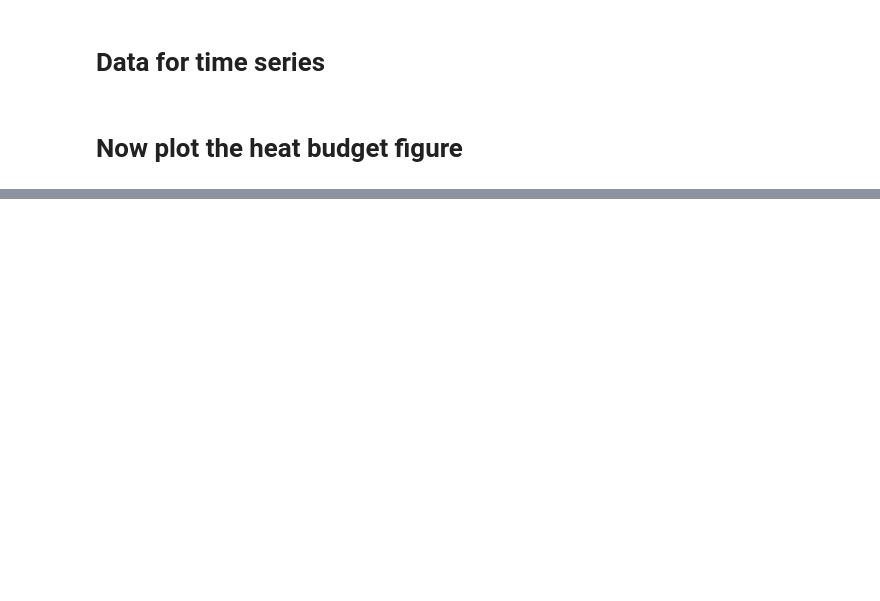
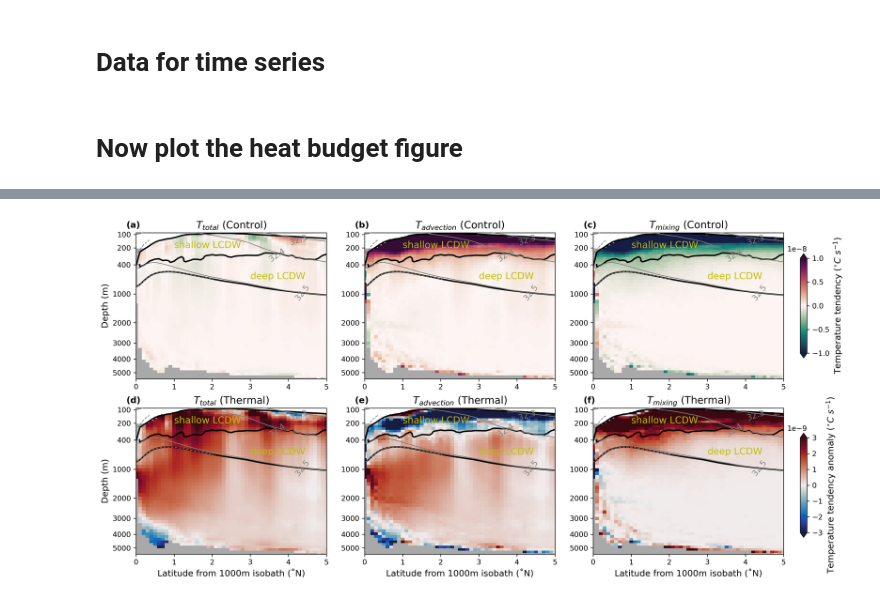
Before and after one commit to Hangyum/JGR_OCEAN_2025_CDW, a Jupyter notebook: Figures_6_7_9.ipynb, the cells around one changed output, grey strips where cells are left out. Cells and saved outputs as stored; diff of their text form; code cells hidden in the pictures; blank space fills up the shorter version.

```diff
--- a/Figures_6_7_9.ipynb
+++ b/Figures_6_7_9.ipynb
@@ -453,0 +380,85 @@ Text(0, 0.5, 'Temperature tendency anomaly ($^{\\circ}C\\ s^{-1}$)')
+# %%
+fig = plt.figure(figsize=(16,8),dpi = 300)
+
+levs_dens = [32.3,32.4,32.5]
+manual_positions = [
+    (4, 200),
+    (3.5, 300),
+    (4,1000)
+]
+for j in range(6):
+    variable_name = ['Tendency Control','Advection Control','Mixing Control',
+                    'Tendency Thermal','Advection Thermal','Mixing Thermal']
+    title = ['$T_{total}$ (Control)','$T_{advection}$ (Control)','$T_{mixing}$ (Control)',
+                    '$T_{total}$ (Thermal)','$T_{advection}$ (Thermal)','$T_{mixing}$ (Thermal)']
+    text = ['(a)','(b)','(c)','(d)','(e)','(f)']
+    ax = plt.subplot(2,3,j+1)
+    background_1[30:,:].plot.contourf(ax=ax, colors='darkgrey', zorder=0,
+                        add_colorbar=False)
+    if j < 3:
+        p1 = (data[variable_name[j]].sel(st_ocean = slice(1.,8000))).plot(vmin=-1e-8,vmax=1e-8, cmap = cm.cm.curl,add_colorbar = False)
+        #plt.contour(temp_advection_mean_time_ctrl_new.yt_ocean_sub01.values,temp_advection_mean_time_ctrl_new[:41,:].st_ocean.values,temp_advection_mean_time_ctrl_new.sel(st_ocean = slice(0,600)),levels=[3e-9],colors='k',linestyles='--',linewidths=1.5,zorder=5)
+
+    else:
+        p2 = (data[variable_name[j]].sel(st_ocean = slice(1.,8000)) -data[variable_name[j-3]].sel(st_ocean = slice(1.,8000))).plot(vmin=-3e-9,vmax=3e-9, cmap = cm.cm.balance,add_colorbar = False)
+    plt.contour(temp_advection_mean_time_ctrl_new.yt_ocean_sub01.values,temp_advection_mean_time_ctrl_new[:41,:].st_ocean.values,temp_advection_mean_time_ctrl_new.sel(st_ocean = slice(0,600)),levels=[2e-9],colors='k',linestyles='-',linewidths=2,zorder=5)
+    plt.plot(bound_up_mean[200:300].yt_ocean.values, bound_up_mean[200:300].values, c = 'k',linewidth=2)
+    plt.plot([10,10],[180,400], c = 'k',linewidth=2)
+    plt.plot([10,10],[180,400], c = 'k',linewidth=2)
+    #plt.plot([0,10],[350,350], c = 'k',linewidth=2)
+    land.plot.contourf(ax=ax, colors='darkgrey', zorder=2,
+                       add_colorbar=False)
+    #land.fillna(0).plot.contour(ax=ax, colors='k', levels=[0, 1],
+    #                        add_colorbar=False,linewidths = 0.6)
+    plt.plot(bound_up_mean[200:300].yt_ocean.values, bound_low_mean[200:300].values, c = 'k',linewidth=2)
+    plt.plot([10,10],[400,bound_low_mean[300].values], c = 'k',linewidth=2)
+    plt.plot([0,0],[400,bound_low_mean[201].values], c = 'k',linewidth=2)
+    c2 = plt.contour(rho_mean_time_th.yt_ocean_sub01.values,rho_mean_time_ctrl[1:75,:].st_ocean.values,
+                     rho_mean_time_ctrl.sel(st_ocean = slice(1.,8000))-1000,levels=levs_dens,colors='grey',linestyles='-',linewidths=1.,zorder=5)
+    c2 = plt.contour(rho_mean_time_th.yt_ocean_sub01.values,rho_mean_time_th[1:75,:].st_ocean.values,
+                     rho_mean_time_th.sel(st_ocean = slice(1.,8000))-1000,levels=levs_dens,colors='grey',linestyles='--',linewidths=1.,zorder=5)
+    plt.clabel(c2,fontsize=11,inline=True,fmt='%1.1f',levels=levs_dens,manual = manual_positions)
+    #plt.plot([-5,20], [400,400], linestyle='--', color='k')
+    plt.ylim(90,5500)
+    #plt.plot([-5,20], [200,200], linestyle='--', color='k')
+    #plt.plot([-5,20], [100,100], linestyle='--', color='k')
+    #plt.plot([-5,20], [50,50], linestyle='--', color='k')
+    #plt.scatter(bound_low_th_mean.yt_ocean.values, bound_low_ctrl_mean.values, s = 0.1, c = 'b')
+    #plt.scatter(bound_low_th_mean.yt_ocean.values, mld_ctrl_mean.values, s = 0.1, c = 'b')
+    #plt.imshow(np.isnan(temp_tendency_mean_time_ctrl.values), cmap="grey", interpolation="none")
+    def forward(x):
+        return x**(1/3)
+    def inverse(x):
+        return x**3
+    plt.gca().set_yscale('function', functions=(forward, inverse))
+    plt.gca().invert_yaxis()
+    plt.yticks([100,200,400,1000,2000,3000,4000,5000], [100,200,400,1000,2000,3000,4000,5000])
+    if (j) % 3 == 0:
+        plt.ylabel('Depth (m)', fontsize = 12)
+    else:
+        plt.ylabel(' ', fontsize = 12)
+    if j < 3:
+        plt.xlabel(' ', fontsize = 12)
+    else:
+        plt.xlabel('Latitude from 1000m isobath (˚N)', fontsize = 12)
+
+    plt.text(1,200,'shallow LCDW',fontsize = 13,color = 'y')
+    plt.text(3,650,'deep LCDW',fontsize = 13,color = 'y')
+    ax.text(
+        -0.05, 1.08, f'{text[j]}', transform=ax.transAxes, fontweight='bold',
+        fontsize=12,  # Font size
+        verticalalignment='top',  # Align text vertically to the top
+        horizontalalignment='left',  # Align text horizontally to the left
+    )
+    #plt.ylabel('depth (m)', fontsize = 12)
+    plt.xlim(0,5)
+    ax.set_title(f'{title[j]}', fontsize = 14)
+    # colorbars
+ax_cb1 = plt.axes([0.92, 0.58, 0.008, 0.25])
+cb = plt.colorbar(p1, cax=ax_cb1,  orientation='vertical',extend='both')
+cb.ax.set_ylabel('Temperature tendency ($^{\circ}C\ s^{-1}$)', fontsize = 12)
+
+ax_cb1 = plt.axes([0.92, 0.15, 0.008, 0.25])
+cb = plt.colorbar(p2, cax=ax_cb1,  orientation='vertical',extend='both')
+cb.ax.set_ylabel('Temperature tendency anomaly ($^{\circ}C\ s^{-1}$)', fontsize = 12)
+# %% [output]
@@ -454,3 +466,4 @@ Text(0, 0.5, 'Temperature tendency anomaly ($^{\\circ}C\\ s^{-1}$)')
+[figure, added]
 # %%
 data1 = xr.Dataset({
     'Vertical diffusion': temp_vdiffuse_diff_cbt_mean_time_th_new,
```
Also changed, not shown: parts of 22 cells of this notebook.
